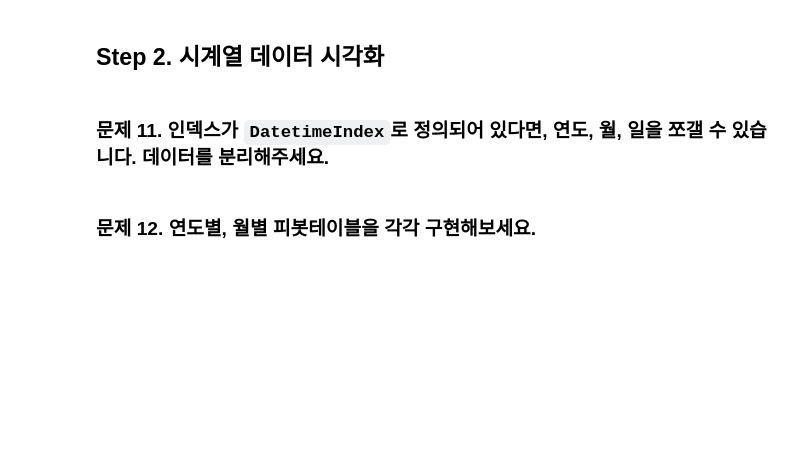
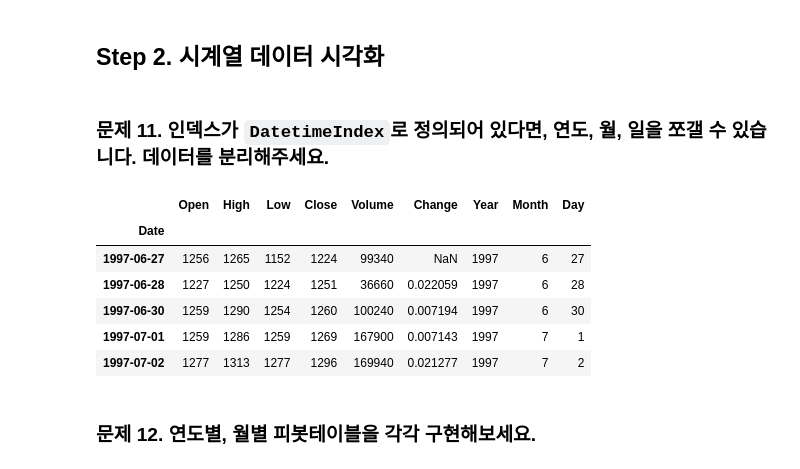
Before and after one commit to boossiman2/FastCampus-Deeplearning300, a Jupyter notebook: Part5_Sequential,NLP/1_1_LSTM을_활용해_주가_예측_모델_구현하기.ipynb, the cells around one changed output. Saved outputs shown, nothing was run; the diff lists cells and outputs as text; code cells hidden in the pictures; blank space fills up the shorter version.

```diff
--- a/Part5_Sequential,NLP/1_1_LSTM을_활용해_주가_예측_모델_구현하기.ipynb
+++ b/Part5_Sequential,NLP/1_1_LSTM을_활용해_주가_예측_모델_구현하기.ipynb
@@ -315,2 +292,12 @@ stock['Day'] =
+# %%
+stock.head()
+# %% [output]
+|  | Open | High | Low | Close | Volume | Change | Year | Month | Day |
+| Date |  |  |  |  |  |  |  |  |  |
+| 1997-06-27 | 1256 | 1265 | 1152 | 1224 | 99340 | NaN | 1997 | 6 | 27 |
+| 1997-06-28 | 1227 | 1250 | 1224 | 1251 | 36660 | 0.022059 | 1997 | 6 | 28 |
+| 1997-06-30 | 1259 | 1290 | 1254 | 1260 | 100240 | 0.007194 | 1997 | 6 | 30 |
+| 1997-07-01 | 1259 | 1286 | 1259 | 1269 | 167900 | 0.007143 | 1997 | 7 | 1 |
+| 1997-07-02 | 1277 | 1313 | 1277 | 1296 | 169940 | 0.021277 | 1997 | 7 | 2 |
 # %% [markdown]
 ### 문제 12. 연도별, 월별 피봇테이블을 각각 구현해보세요.
```
Also changed, not shown: parts of 7 cells of this notebook.
